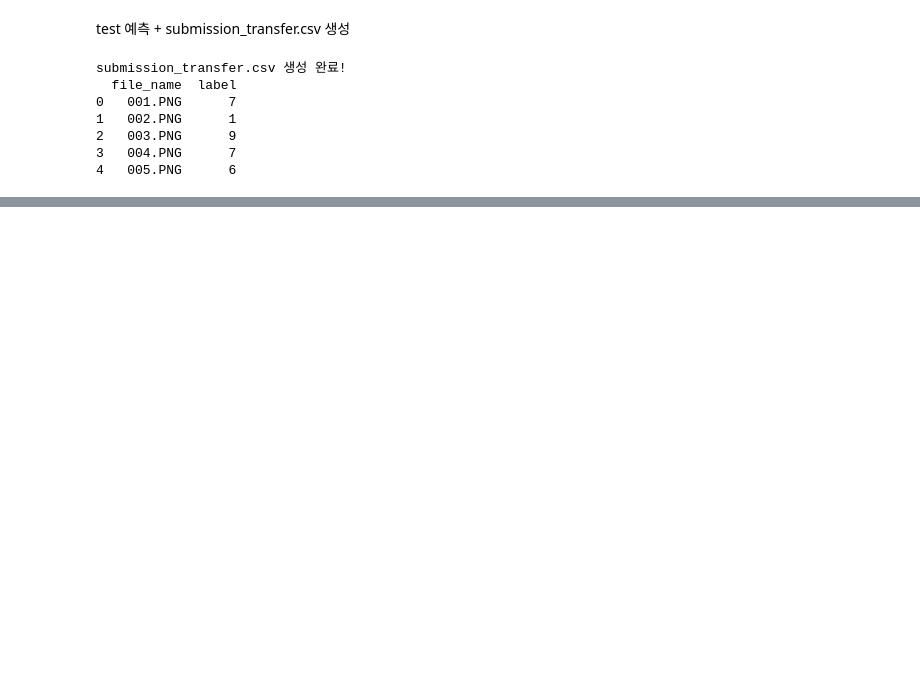
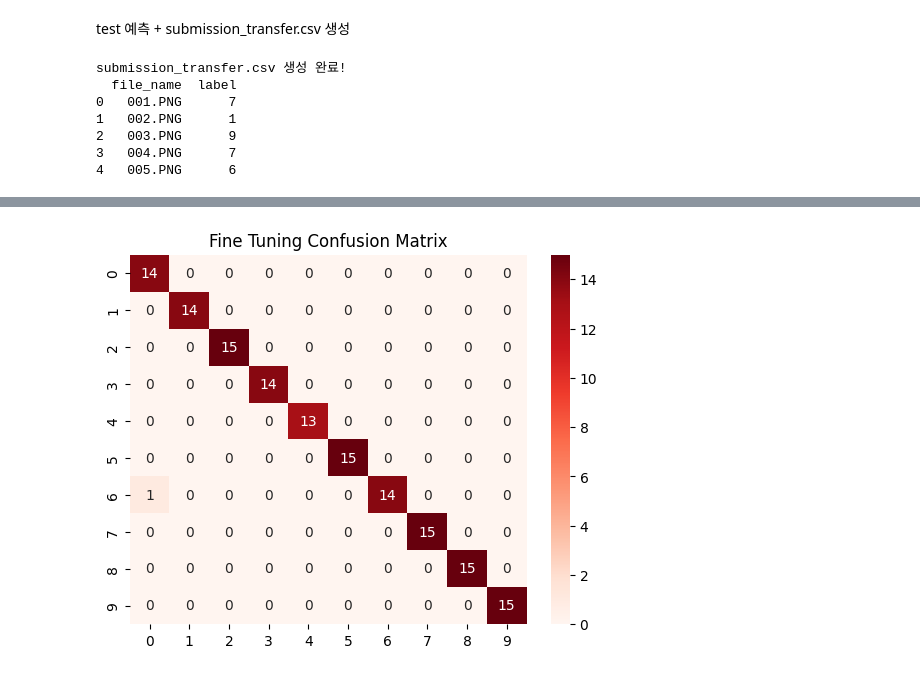
Before and after one commit to SYNAPSE-duksung/seoul-landmark-teamproject, a Jupyter notebook: transfer_learning.ipynb, the cells around one changed output, grey strips where cells are left out. Cells and saved outputs as stored; diff of their text form; code cells hidden in the pictures; blank space fills up the shorter version.

```diff
--- a/transfer_learning.ipynb
+++ b/transfer_learning.ipynb
@@ -363,0 +390,6 @@ plt.show()
+# %%
+ft_cm = confusion_matrix(ft_true, ft_pred)
+sns.heatmap(ft_cm, annot=True, fmt='d', cmap='Reds', xticklabels=range(10), yticklabels=range(10))
+plt.title('Fine Tuning Confusion Matrix')
+plt
+# %% [output]
@@ -363,0 +397 @@ plt.show()
+[figure, added]
```
Also changed, not shown: parts of 12 cells of this notebook.
